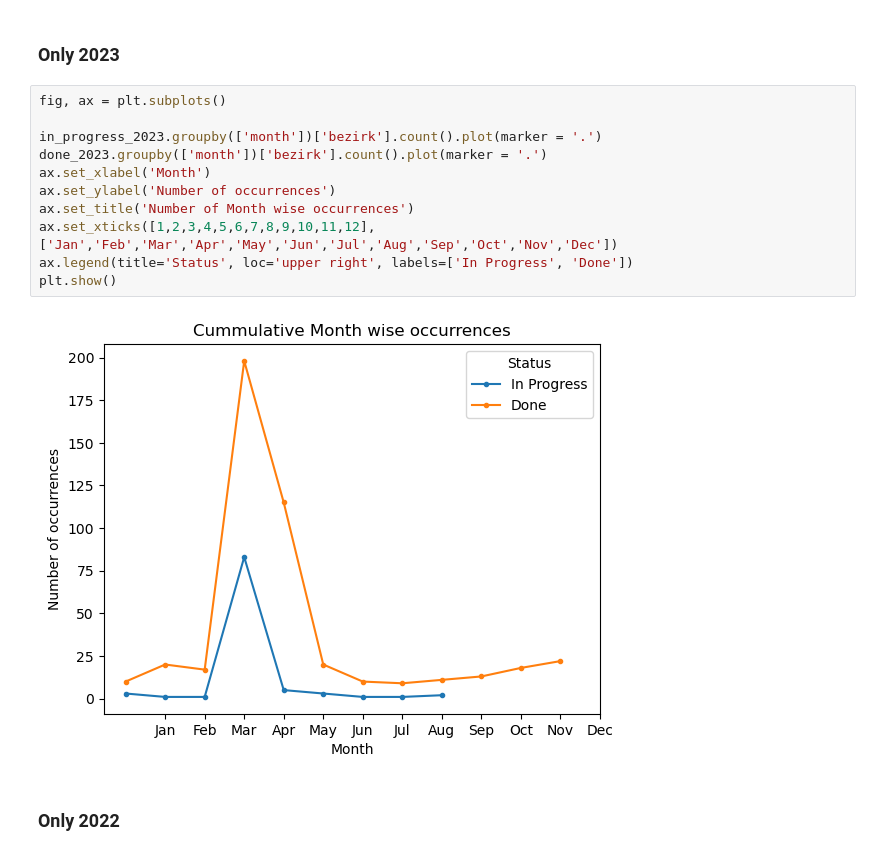
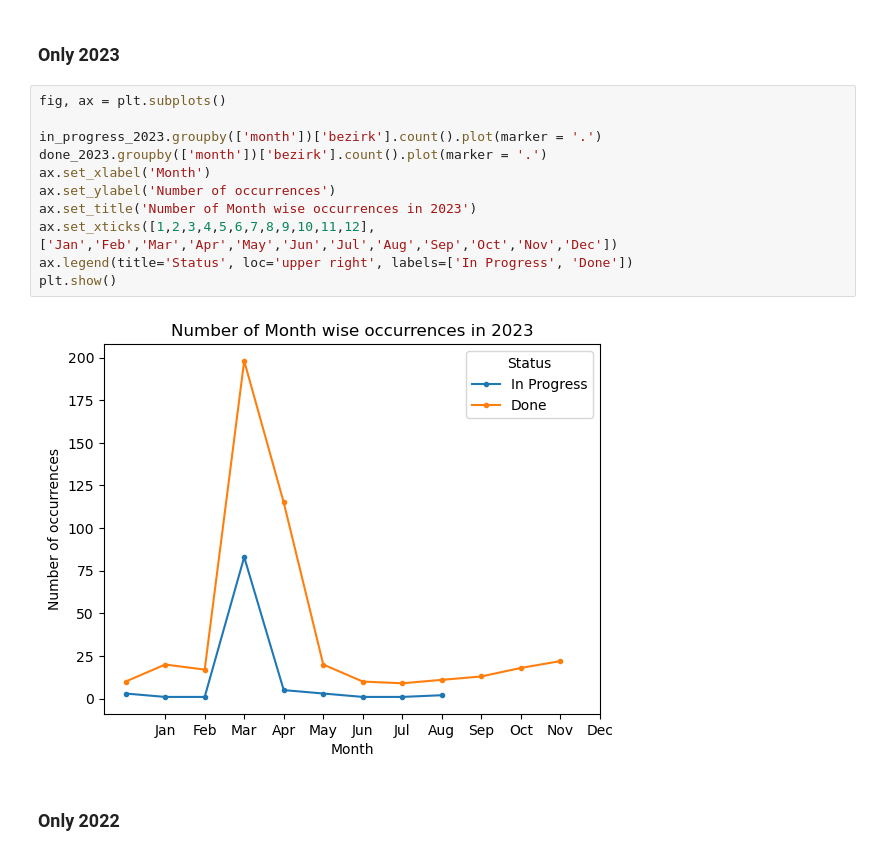
Before and after one commit to TechLabs-Berlin/wt23-geofree, a Jupyter notebook: data_project/visualization_OrdnungsamtData.ipynb, the cells around one changed output. Cells and saved outputs as stored; diff of their text form.

```diff
--- a/data_project/visualization_OrdnungsamtData.ipynb
+++ b/data_project/visualization_OrdnungsamtData.ipynb
@@ -478,16 +483,16 @@ plt.show()
 # %%
 fig, ax = plt.subplots()
 
 in_progress_2023.groupby(['month'])['bezirk'].count().plot(marker = '.')
 done_2023.groupby(['month'])['bezirk'].count().plot(marker = '.')
 ax.set_xlabel('Month')
 ax.set_ylabel('Number of occurrences')
-ax.set_title('Number of Month wise occurrences')
+ax.set_title('Number of Month wise occurrences in 2023')
 ax.set_xticks([1,2,3,4,5,6,7,8,9,10,11,12],['Jan','Feb','Mar','Apr','May','Jun','Jul','Aug','Sep','Oct','Nov','Dec'])
 ax.legend(title='Status', loc='upper right', labels=['In Progress', 'Done'])
 plt.show()
 # %% [output]
-[figure, old version]
+[figure, new version]
 # %% [markdown]
 ### Only 2022
 # %%
```
Also changed, not shown: parts of 10 cells of this notebook.
